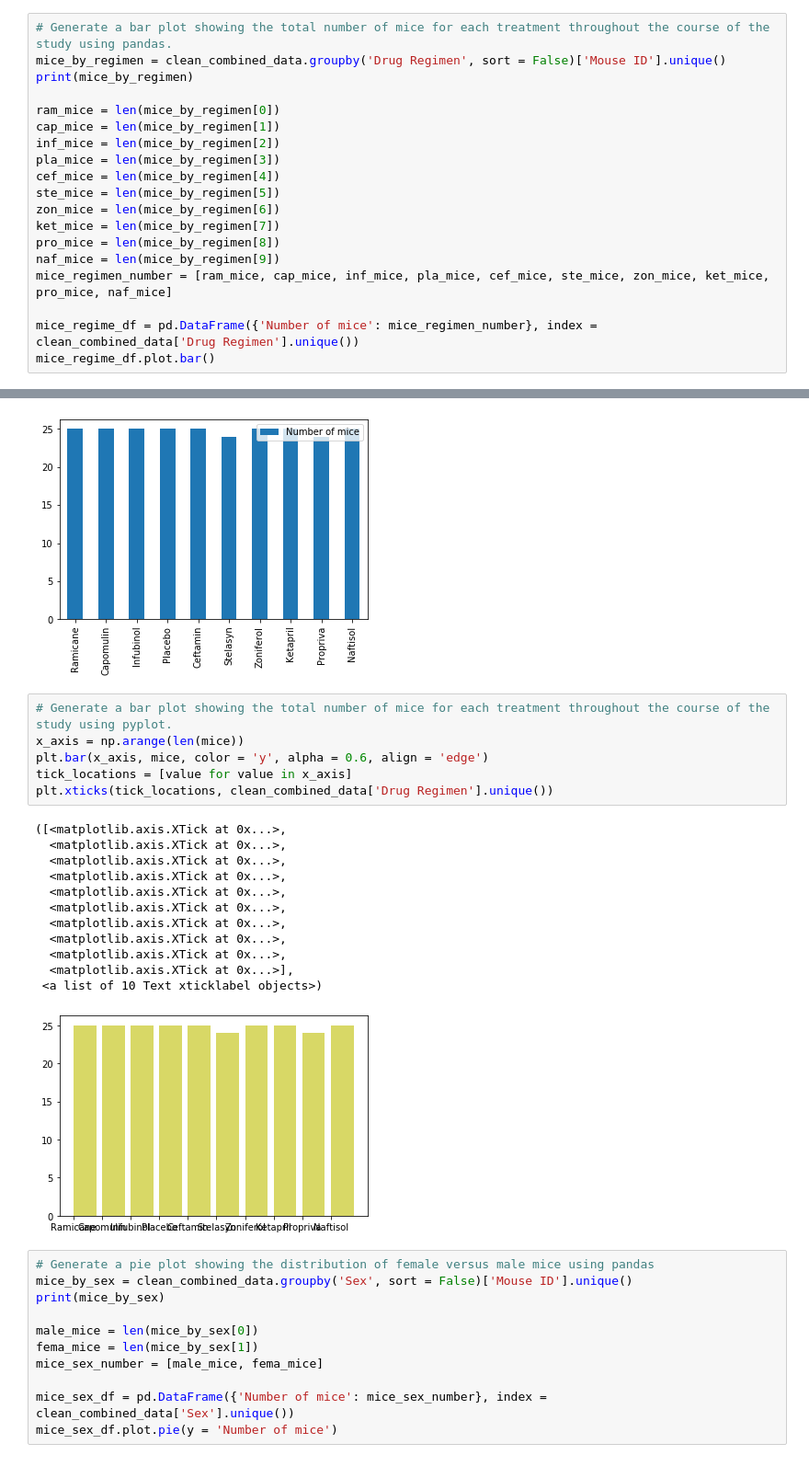
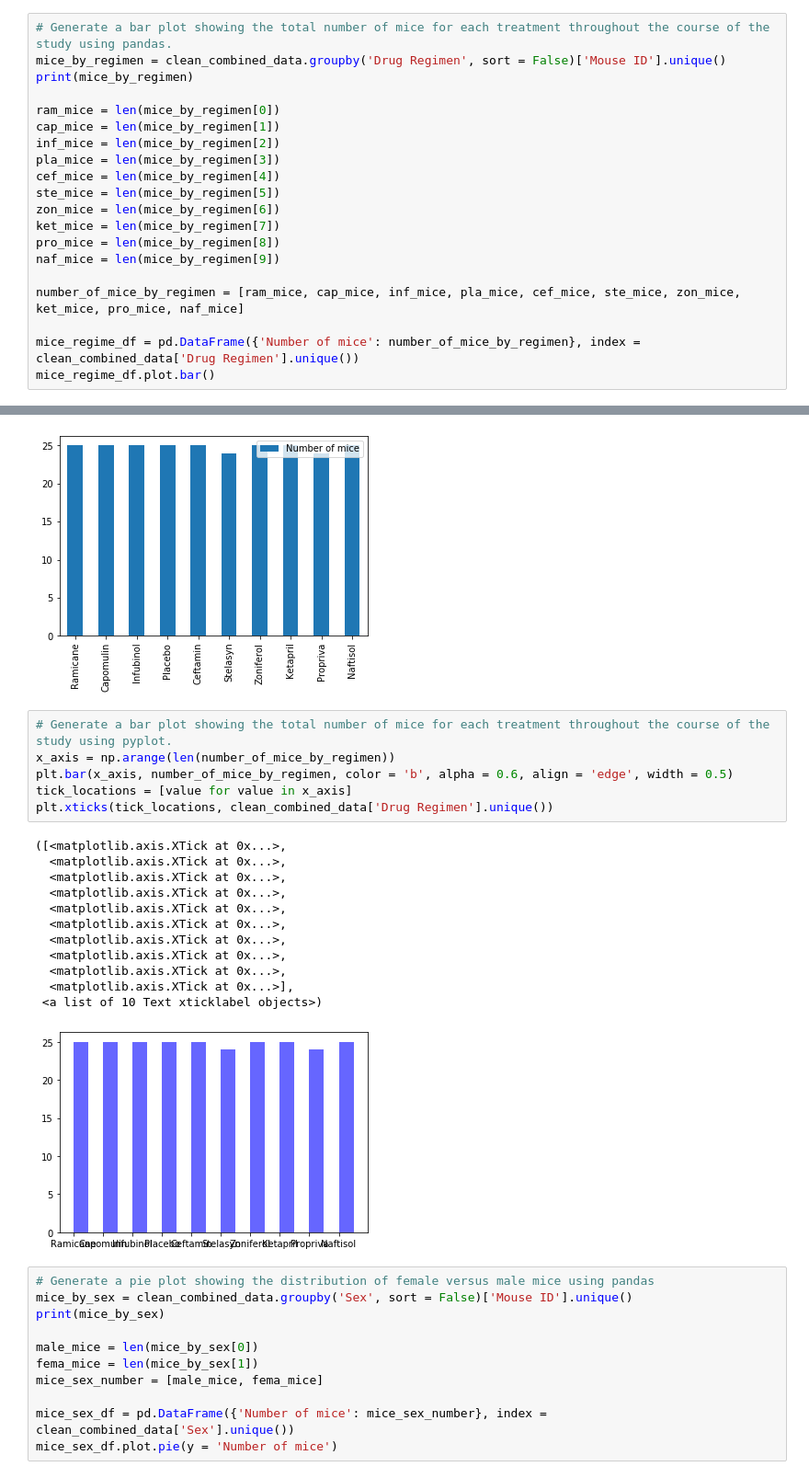
Before and after one commit to palominocp/matplotlib, a Jupyter notebook: pymaceuticals_starter.ipynb, the cells around one changed output, grey strips where cells are left out. Shown: that part at 92% size. Cells and saved outputs as stored; diff of their text form.

```diff
--- a/pymaceuticals_starter.ipynb
+++ b/pymaceuticals_starter.ipynb
@@ -218,9 +218,10 @@ zon_mice = len(mice_by_regimen[6])
 ket_mice = len(mice_by_regimen[7])
 pro_mice = len(mice_by_regimen[8])
 naf_mice = len(mice_by_regimen[9])
-mice_regimen_number = [ram_mice, cap_mice, inf_mice, pla_mice, cef_mice, ste_mice, zon_mice, ket_mice, pro_mice, naf_mice]
 
-mice_regime_df = pd.DataFrame({'Number of mice': mice_regimen_number}, index = clean_combined_data['Drug Regimen'].unique())
+number_of_mice_by_regimen = [ram_mice, cap_mice, inf_mice, pla_mice, cef_mice, ste_mice, zon_mice, ket_mice, pro_mice, naf_mice]
+
+mice_regime_df = pd.DataFrame({'Number of mice': number_of_mice_by_regimen}, index = clean_combined_data['Drug Regimen'].unique())
 mice_regime_df.plot.bar()
 # %% [output]
 Drug Regimen
@@ -239,23 +240,23 @@ Name: Mouse ID, dtype: object
 [figure]
 # %%
 # Generate a bar plot showing the total number of mice for each treatment throughout the course of the study using pyplot.
-x_axis = np.arange(len(mice))
-plt.bar(x_axis, mice, color = 'y', alpha = 0.6, align = 'edge')
+x_axis = np.arange(len(number_of_mice_by_regimen))
+plt.bar(x_axis, number_of_mice_by_regimen, color = 'b', alpha = 0.6, align = 'edge', width = 0.5)
 tick_locations = [value for value in x_axis]
 plt.xticks(tick_locations, clean_combined_data['Drug Regimen'].unique())
 # %% [output]
 ([<matplotlib.axis.XTick at 0x...>,
   <matplotlib.axis.XTick at 0x...>,
   <matplotlib.axis.XTick at 0x...>,
   <matplotlib.axis.XTick at 0x...>,
   <matplotlib.axis.XTick at 0x...>,
   <matplotlib.axis.XTick at 0x...>,
   <matplotlib.axis.XTick at 0x...>,
   <matplotlib.axis.XTick at 0x...>,
   <matplotlib.axis.XTick at 0x...>,
   <matplotlib.axis.XTick at 0x...>],
  <a list of 10 Text xticklabel objects>)
-[figure, old version]
+[figure, new version]
 # %%
 # Generate a pie plot showing the distribution of female versus male mice using pandas
 mice_by_sex = clean_combined_data.groupby('Sex', sort = False)['Mouse ID'].unique()
```
Also changed, not shown: parts of 4 cells of this notebook.
